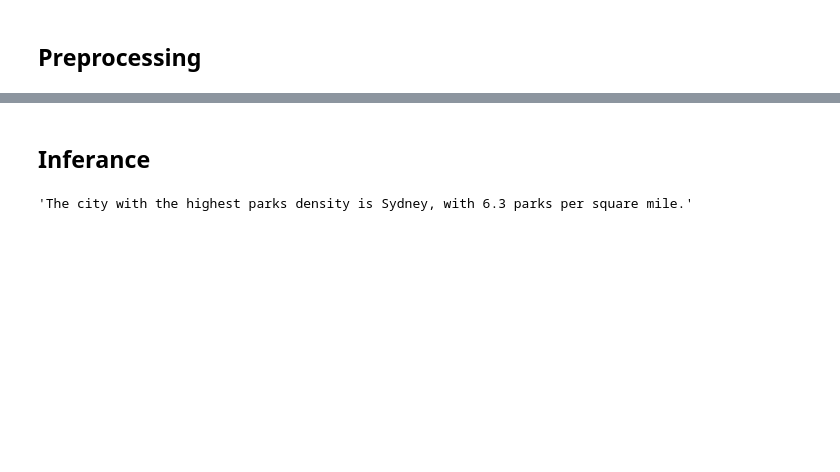
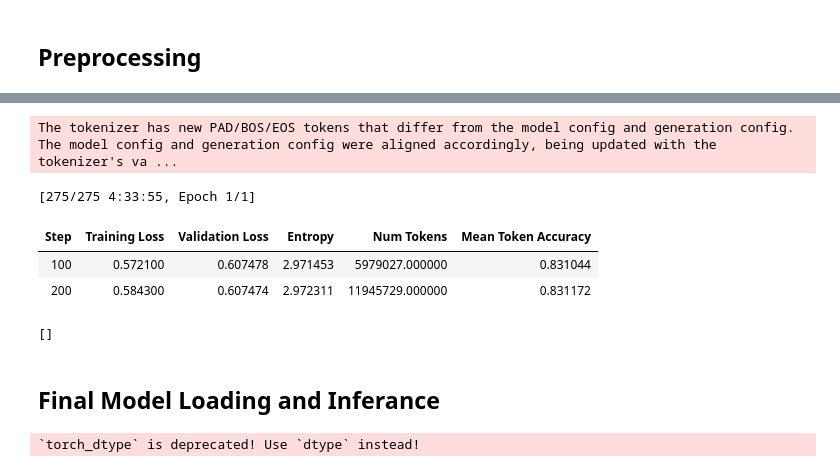
Before and after one commit to AI-4-Everyone/Visual-TableQA-v2, a Jupyter notebook: Finetuning/QwenVL and LLaVA/SFT_QwenVL.ipynb, the cells around one changed output, grey strips where cells are left out. Saved outputs shown, nothing was run; the diff lists cells and outputs as text; code cells hidden in the pictures; blank space fills up the shorter version.

```diff
--- a/Finetuning/QwenVL and LLaVA/SFT_QwenVL.ipynb
+++ b/Finetuning/QwenVL and LLaVA/SFT_QwenVL.ipynb
@@ -223,0 +298,4 @@ processor.save_pretrained(OUTPUT_DIR)
+# %%
+peft_model = PeftModel.from_pretrained(model, OUTPUT_DIR_TIER_A, is_trainable=False)
+merged = peft_model.merge_and_unload()
+merged.save_pretrained(MERGED_DIR)
@@ -223,0 +304,12 @@ processor.save_pretrained(OUTPUT_DIR)
+# %%
+model = Qwen2_5_VLForConditionalGeneration.from_pretrained(
+    MERGED_DIR, device_map="auto", torch_dtype="auto",
+    attn_implementation="flash_attention_2", low_cpu_mem_usage=True
+)
+model.config.use_cache = False
+model.gradient_checkpointing_enable()
+model.config.pretraining_tp = 1
+
+min_pixels = 256*28*28
+max_pixels = 2560*28*28
+processor = AutoProcessor.from_pretrained(MODEL_ID, min_pixels=min_pixels, max_pixels=max_pixels)
@@ -223,0 +319,8 @@ processor.save_pretrained(OUTPUT_DIR)
+# %%
+tierB_cfg = LoraConfig(
+    r=8, lora_alpha=32, lora_dropout=0.10, bias="none",
+    task_type="CAUSAL_LM",
+    target_modules=["attn.qkv", "attn.proj"],
+)
+
+peft_model = get_peft_model(model, tierB_cfg)
@@ -224,2 +401,23 @@ processor.save_pretrained(OUTPUT_DIR)
+# %%
+trainer = SFTTrainer(
+    model=peft_model,
+    args=args_tierB,
+    train_dataset=train,
+    eval_dataset=evald,
+    data_collator=collate_fn,
+    processing_class=processor,
+    callbacks=callbacks,
+)
+# %%
+trainer.train()
+trainer.save_model(OUTPUT_DIR_TIER_B)      # saves the adapters
+processor.save_pretrained(OUTPUT_DIR_TIER_B)
+# %% [output]
+The tokenizer has new PAD/BOS/EOS tokens that differ from the model config and generation config. The model config and generation config were aligned accordingly, being updated with the tokenizer's va ...
+[275/275 4:33:55, Epoch 1/1]
+| Step | Training Loss | Validation Loss | Entropy | Num Tokens | Mean Token Accuracy |
+| 100 | 0.572100 | 0.607478 | 2.971453 | 5979027.000000 | 0.831044 |
+| 200 | 0.584300 | 0.607474 | 2.972311 | 11945729.000000 | 0.831172 |
+[]
 # %% [markdown]
-## Inferance
+## Final Model Loading and Inferance
@@ -228,13 +424,17 @@ processor = AutoProcessor.from_pretrained(MODEL_ID)
 # %%
-model = Qwen2_5_VLForConditionalGeneration.from_pretrained(
-    MODEL_ID,
-    device_map="auto",
-    torch_dtype=torch.bfloat16 if use_bf16 else torch.float16,
-    # Optional (if your setup supports it):
-    attn_implementation="flash_attention_2",
-    low_cpu_mem_usage=True,
+base = Qwen2_5_VLForConditionalGeneration.from_pretrained(
+    MERGED_DIR, device_map="auto", torch_dtype="auto",
+    attn_implementation="flash_attention_2", low_cpu_mem_usage=True
 )
 
-adapter_path = OUTPUT_DIR
-model.load_adapter(adapter_path)
+model = PeftModel.from_pretrained(base, OUTPUT_DIR)
+
+del base
+torch.cuda.empty_cache()
+model.eval()
+min_pixels = 256*28*28
+max_pixels = 2560*28*28
+processor = AutoProcessor.from_pretrained(MODEL_ID, min_pixels=min_pixels, max_pixels=max_pixels)
+# %% [output]
+`torch_dtype` is deprecated! Use `dtype` instead!
 # %%
@@ -261,7 +459,5 @@ def generate_text_from_sample(model, processor, sample, max_new_tokens=5000, dev
     )
     return output_text[0]  # Return the first decoded output text
 # %%
-output = generate_text_from_sample(model, processor, train[0])
+output = generate_text_from_sample(model, train[0])
 output
-# %% [output]
-'The city with the highest parks density is Sydney, with 6.3 parks per square mile.'
```
Also changed, not shown: parts of 36 cells of this notebook, 2 other files.
